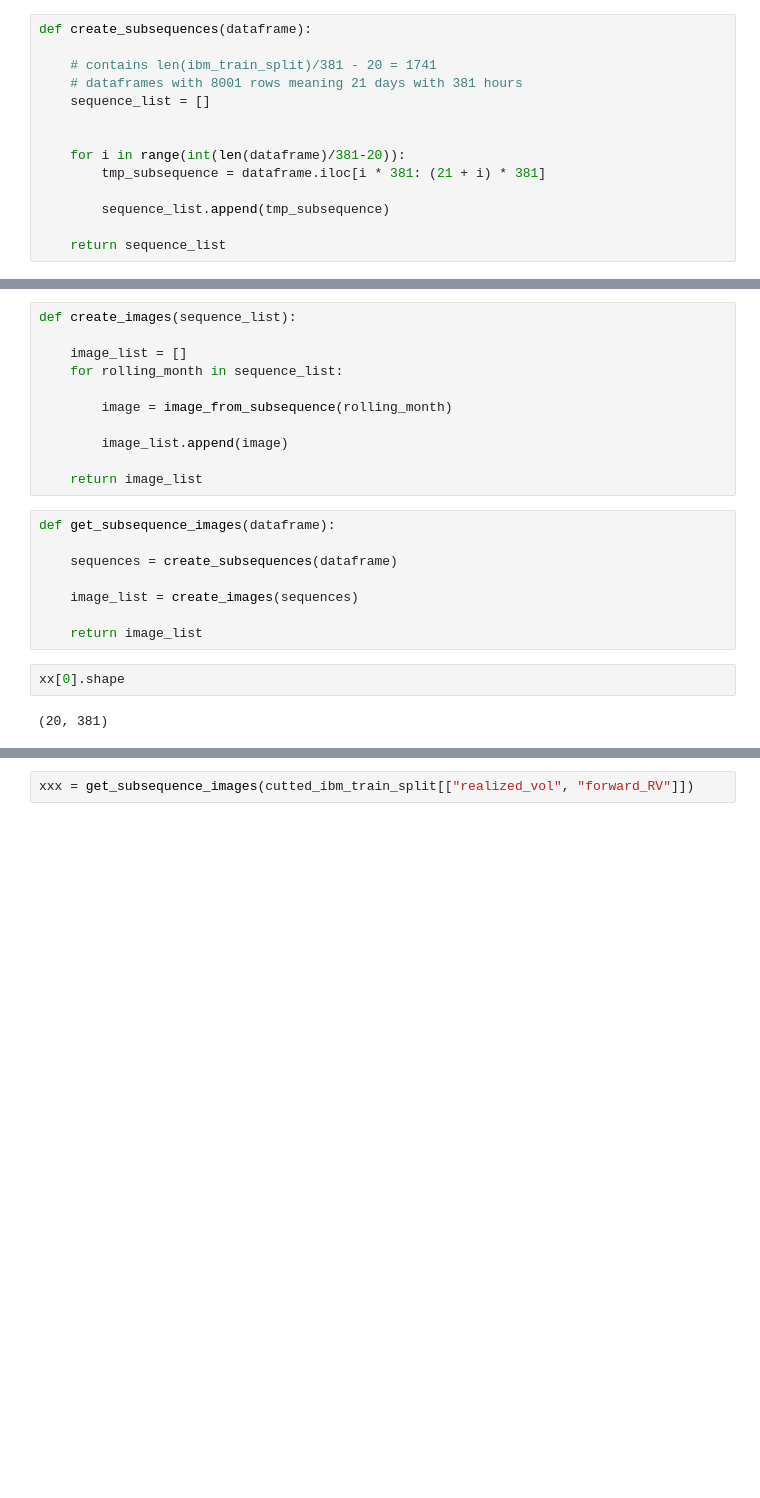
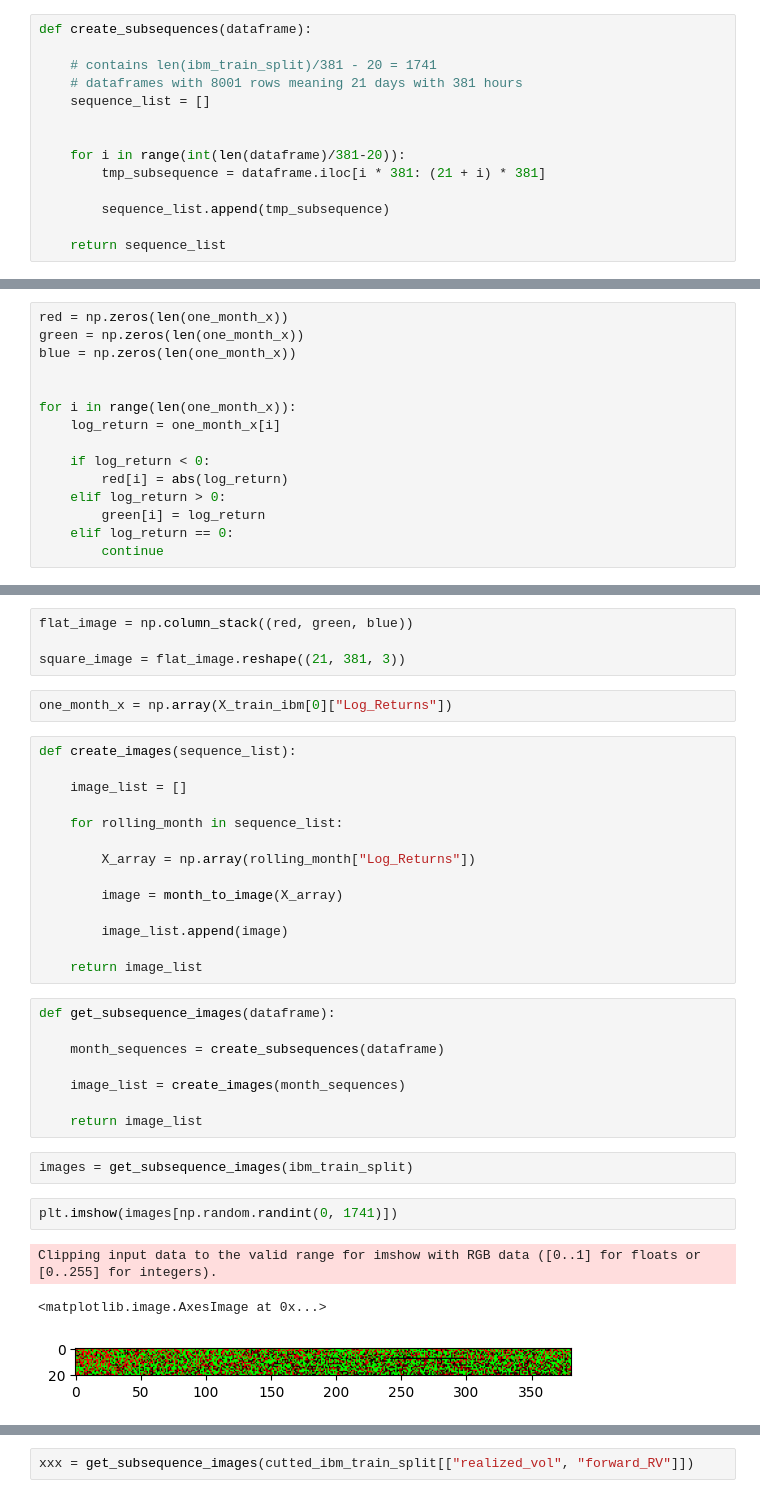
Before and after one commit to NicolasBuehringer/Bachelorarbeit, a Jupyter notebook: RV_calculation_new.ipynb, the cells around one changed output, grey strips where cells are left out. Cells and saved outputs as stored; diff of their text form; blank space fills up the shorter version.

Commit message:
fixed image creation for train set

```diff
--- a/RV_calculation_new.ipynb
+++ b/RV_calculation_new.ipynb
@@ -679,0 +558,15 @@ Name: Log_Returns, Length: 381, dtype: float64
+# %%
+red = np.zeros(len(one_month_x))
+green = np.zeros(len(one_month_x))
+blue = np.zeros(len(one_month_x))
+
+
+for i in range(len(one_month_x)):
+    log_return = one_month_x[i]
+
+    if log_return < 0:
+        red[i] = abs(log_return)
+    elif log_return > 0:
+        green[i] = log_return
+    elif log_return == 0:
+        continue
@@ -680,10 +633,19 @@ Name: Log_Returns, Length: 381, dtype: float64
+# %%
+flat_image = np.column_stack((red, green, blue))
+
+square_image = flat_image.reshape((21, 381, 3))
+# %%
+one_month_x = np.array(X_train_ibm[0]["Log_Returns"])
 # %%
 def create_images(sequence_list):
 
     image_list = []
+
     for rolling_month in sequence_list:
 
-        image = image_from_subsequence(rolling_month)
+        X_array = np.array(rolling_month["Log_Returns"])
+
+        image = month_to_image(X_array)
 
         image_list.append(image)
 
@@ -691,12 +653,16 @@ def create_images(sequence_list):
 # %%
 def get_subsequence_images(dataframe):
 
-    sequences = create_subsequences(dataframe)
+    month_sequences = create_subsequences(dataframe)
 
-    image_list = create_images(sequences)
+    image_list = create_images(month_sequences)
 
     return image_list
 # %%
-xx[0].shape
+images = get_subsequence_images(ibm_train_split)
-# %% [output]
-(20, 381)
+# %%
+plt.imshow(images[np.random.randint(0, 1741)])
+# %% [output]
+Clipping input data to the valid range for imshow with RGB data ([0..1] for floats or [0..255] for integers).
+<matplotlib.image.AxesImage at 0x...>
+[figure, added]
```
Also changed, not shown: parts of 24 cells of this notebook.
